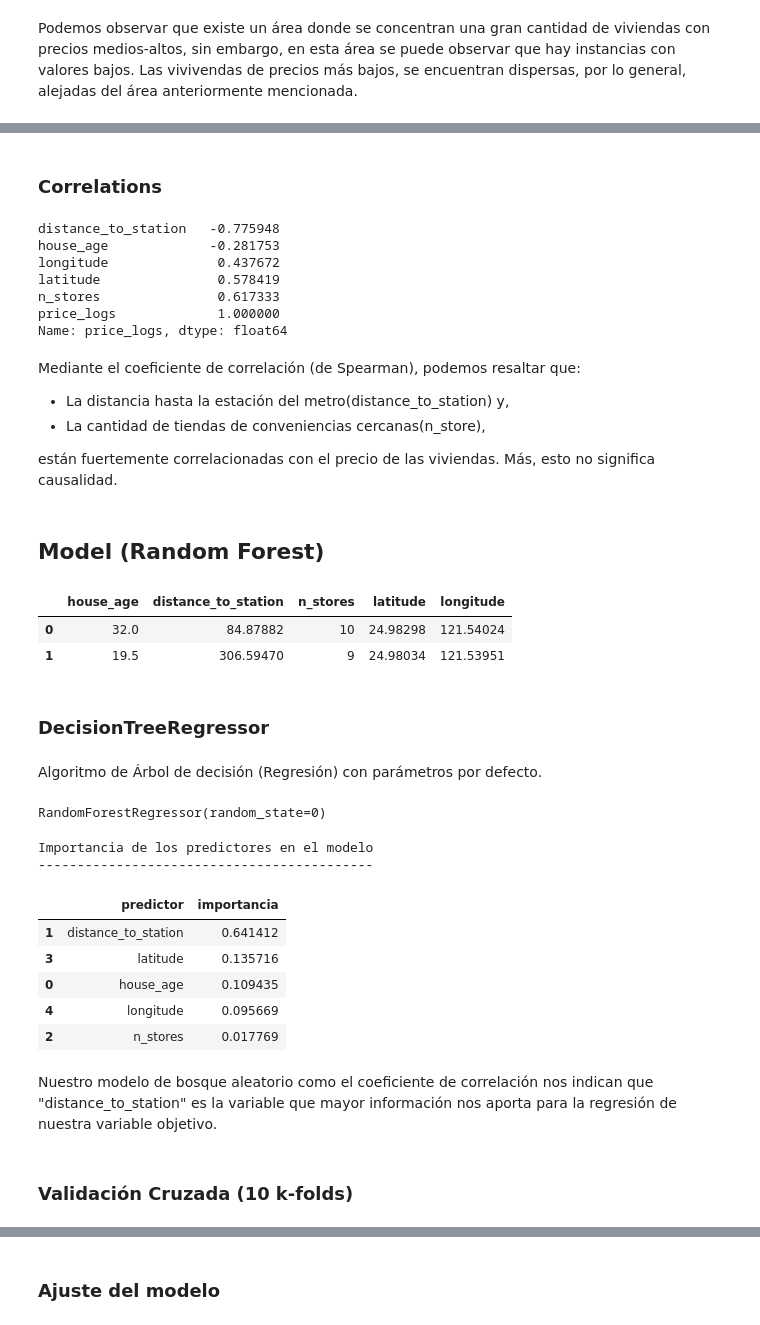
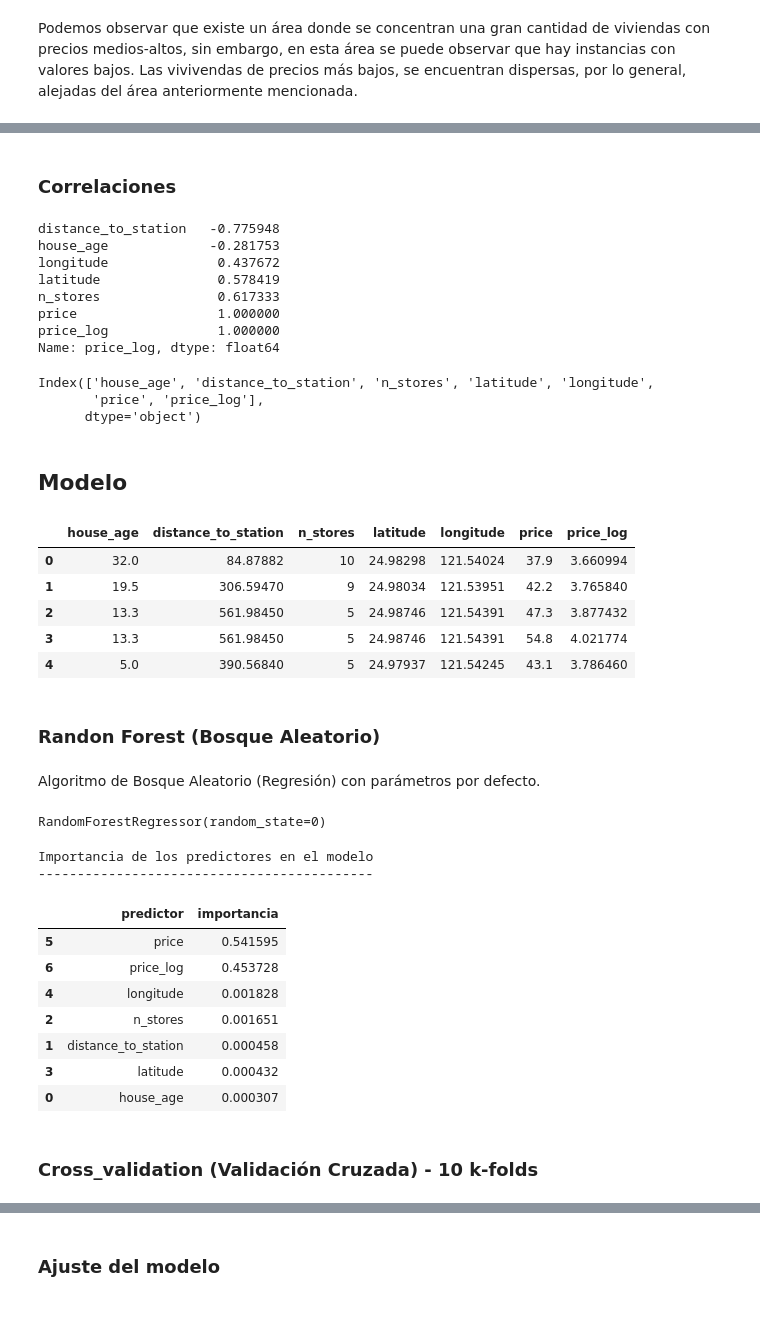
Before and after one commit to PabloJRW/Real_State-Regresssion, a Jupyter notebook: real_state.ipynb, the cells around one changed output, grey strips where cells are left out. Saved outputs shown, nothing was run; the diff lists cells and outputs as text; code cells hidden in the pictures.

```diff
--- a/real_state.ipynb
+++ b/real_state.ipynb
@@ -28,6 +28,7 @@ import pydotplus
 # %%
 # Carga de los datos
-data = pd.read_excel("Real estate valuation data set.xlsx")
+data = pd.read_excel("Real estate valuation data set.xlsx", parse_dates=['X1 transaction date'])
+data['X1 transaction date'] = pd.to_datetime(data['X1 transaction date'])
 # %% [markdown]
 ## Data Preparation
 # %%
@@ -45,9 +46,6 @@ data.columns = ['no','transaction_date','house_age','distance_to_station','n_sto
 
 # Dropping column 'no'
 data.drop('no', axis=1, inplace=True)
-
-# Converting dtype of 'transaction_date'
-data['transaction_date'] = pd.to_datetime(data['transaction_date'], format='%Y/%m/%d')
 # %% [markdown]
 ## Exploratory Data Analysis
 # %%
@@ -99,7 +98,7 @@ sns.histplot(data.price, bins=50), plt.show()
 # %%
-# Converting price distribution to lognormal
-data['price_logs'] = np.log1p(data.price)
+# Conversión logarítmica de los precios
+def log_transformer(arr):
+    return np.log1p(arr)
 
-# Deleting old price from dataset
-del data['price']
+data['price_log'] = log_transformer(data['price'])
 # %%
@@ -140,32 +152,39 @@ Podemos observar que existe un área donde se concentran una gran cantidad de vi
 # %% [markdown]
-### Correlations
+### Correlaciones
 # %%
+# Matriz de correlación - Rangos de Spearman
 corr_matrix = data.corr(method='spearman')
-corr_matrix['price_logs'].sort_values()
+# Correlaciones con respecto al precio de viviendas
+corr_matrix['price_log'].sort_values()
 # %% [output]
 distance_to_station   -0.775948
 house_age             -0.281753
 longitude              0.437672
 latitude               0.578419
 n_stores               0.617333
-price_logs             1.000000
-Name: price_logs, dtype: float64
+price                  1.000000
+price_log              1.000000
+Name: price_log, dtype: float64
-# %% [markdown]
-Mediante el coeficiente de correlación (de Spearman), podemos resaltar que:
-* La distancia hasta la estación del metro(distance_to_station) y,
-* La cantidad de tiendas de conveniencias cercanas(n_store),
-
-están fuertemente correlacionadas con el precio de las viviendas. Más, esto no significa causalidad.
+# %%
+data.columns
+# %% [output]
+Index(['house_age', 'distance_to_station', 'n_stores', 'latitude', 'longitude',
+       'price', 'price_log'],
+      dtype='object')
 # %% [markdown]
-## <b>Model (Random Forest)
+## <b>Modelo
 # %%
-# Datos de entrada
+# Datos de entrada al modelo
 # ================================================================
+features = ['house_age', 'distance_to_station', 'n_stores', 'latitude', 'longitude']
 X = data
-y = data.pop('price_logs')
-X.head(2)
+y = data['price_log']
+X.head(5)
 # %% [output]
-|  | house_age | distance_to_station | n_stores | latitude | longitude |
-| 0 | 32.0 | 84.87882 | 10 | 24.98298 | 121.54024 |
-| 1 | 19.5 | 306.59470 | 9 | 24.98034 | 121.53951 |
+|  | house_age | distance_to_station | n_stores | latitude | longitude | price | price_log |
+| 0 | 32.0 | 84.87882 | 10 | 24.98298 | 121.54024 | 37.9 | 3.660994 |
+| 1 | 19.5 | 306.59470 | 9 | 24.98034 | 121.53951 | 42.2 | 3.765840 |
+| 2 | 13.3 | 561.98450 | 5 | 24.98746 | 121.54391 | 47.3 | 3.877432 |
+| 3 | 13.3 | 561.98450 | 5 | 24.98746 | 121.54391 | 54.8 | 4.021774 |
+| 4 | 5.0 | 390.56840 | 5 | 24.97937 | 121.54245 | 43.1 | 3.786460 |
 # %%
@@ -174,7 +195,7 @@ X_train, X_test, y_train, y_test = train_test_split(X, y, random_state=23, test_
 # %% [markdown]
-### DecisionTreeRegressor
+### Randon Forest (Bosque Aleatorio)
 # %% [markdown]
-Algoritmo de Árbol de decisión (Regresión) con parámetros por defecto.
+Algoritmo de Bosque Aleatorio (Regresión) con parámetros por defecto.
 # %%
 # Regresor de Bosque Aleatorio
 # Entrenamiento del modelo
@@ -186,7 +207,7 @@ RandomForestRegressor(random_state=0)
 # %%
 importancia_predictores = pd.DataFrame(
                             {'predictor': data.columns,
-                             'importancia': randomf_reg.feature_importances_}
+                             'importancia': rf_reg.feature_importances_}
                             )
 print("Importancia de los predictores en el modelo")
 print("-------------------------------------------")
@@ -195,12 +216,12 @@ importancia_predictores.sort_values('importancia', ascending=False)
 Importancia de los predictores en el modelo
 -------------------------------------------
 |  | predictor | importancia |
-| 1 | distance_to_station | 0.641412 |
-| 3 | latitude | 0.135716 |
-| 0 | house_age | 0.109435 |
-| 4 | longitude | 0.095669 |
-| 2 | n_stores | 0.017769 |
+| 5 | price | 0.541595 |
+| 6 | price_log | 0.453728 |
+| 4 | longitude | 0.001828 |
+| 2 | n_stores | 0.001651 |
+| 1 | distance_to_station | 0.000458 |
+| 3 | latitude | 0.000432 |
+| 0 | house_age | 0.000307 |
-# %% [markdown]
-Nuestro modelo de bosque aleatorio como el coeficiente de correlación nos indican que "distance_to_station" es la variable que mayor información nos aporta para la regresión de nuestra variable objetivo.
 # %% [markdown]
-### Validación Cruzada (10 k-folds)
+### Cross_validation (Validación Cruzada) - 10 k-folds
```
Also changed, not shown: parts of 16 cells of this notebook, 4 other files.
